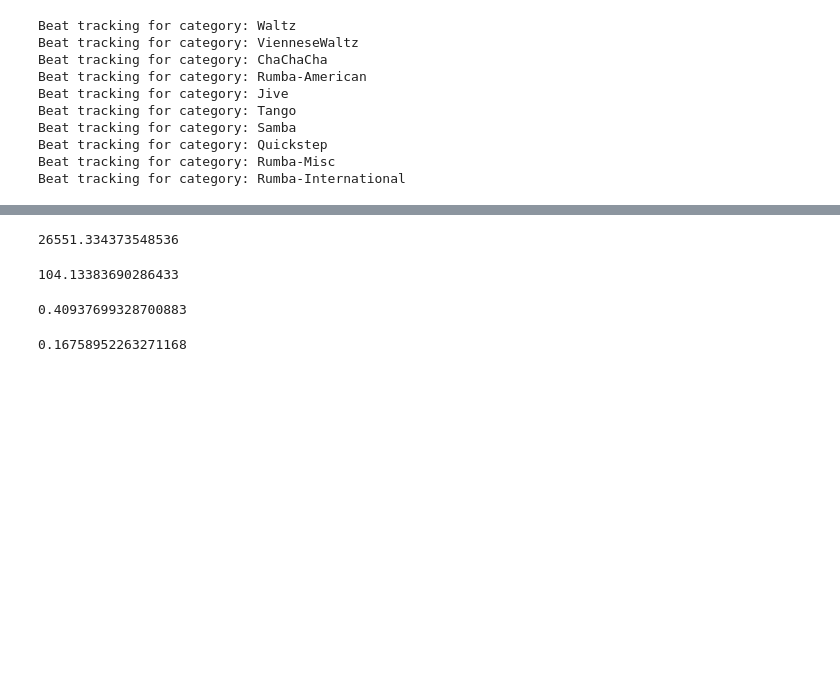
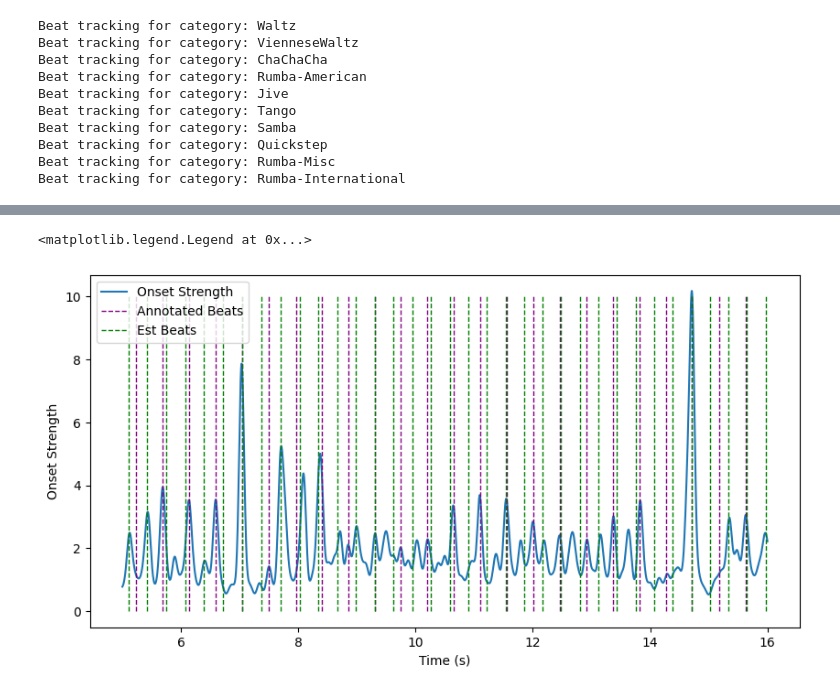
Before and after one commit to wenqinglim/beat_tracking, a Jupyter notebook: beat_tracking_eval.ipynb, the cells around one changed output, grey strips where cells are left out. Drawn from its saved outputs; the diff is of its cells as text; code cells hidden in the pictures; blank space fills up the shorter version.

```diff
--- a/beat_tracking_eval.ipynb
+++ b/beat_tracking_eval.ipynb
@@ -209,3 +270,3 @@ Name: count, dtype: int64
 # %%
-audio_filename = "BallroomData/Quickstep/Albums-Ballroom_Classics4-20.wav"
-beats_filename = "BallroomAnnotations-master/Albums-Ballroom_Classics4-20.beats"
+audio_filename = "BallroomData/Rumba-American/Albums-GloriaEstefan_MiTierra-06.wav"
+beats_filename = "BallroomAnnotations-master/Albums-GloriaEstefan_MiTierra-06.beats"
@@ -222,9 +273,10 @@ Starting backtrace...
+# %%
+bt = ellisBeatTracker(metric=4)
+beats, downbeats = bt(audio_filename)
 # %%
 with open(beats_filename) as my_file:
     testsite_array = my_file.readlines()
-    ref_beats = np.array([float(val.split(" ")[0]) for val in testsite_array])
-
-ref_beats_trimmed = beat.trim_beats(np.array(ref_beats), min_beat_time=5.0)
-actual_tempo = 60/(ref_beats_trimmed[1:] - ref_beats_trimmed[:-1]).mean()
-
-print(f"The actual tempo is: {actual_tempo} BPM")
+    ref_beats = np.array([float(val.split()[0]) for val in testsite_array])
+    ref_beat_count = np.array([float(val.split()[1]) for val in testsite_array])
+    ref_down_beats = ref_beats[ref_beat_count==1]
+    meter = int(ref_beat_count.max())
@@ -294,16 +283,27 @@ np.int = np.int64
-# %%
-60/(ref_beats_trimmed[1:] - ref_beats_trimmed[:-1]).std()
-# %% [output]
-26551.334373548536
-# %%
-(60/(ref_beats_trimmed[1:] - ref_beats_trimmed[:-1])).mean()
-# %% [output]
-104.13383690286433
-# %%
-(60/(ref_beats_trimmed[1:] - ref_beats_trimmed[:-1])).std()
-# %% [output]
-0.40937699328700883
-# %%
-(60/(ref_beats_trimmed[1:] - ref_beats_trimmed[:-1])).var()
-# %% [output]
-0.16758952263271168
+# %%
+# Trim beats to 5 seconds and above
+beats_trimmed = beat.trim_beats(beats, min_beat_time=5.0)
+ref_beats_trimmed = beat.trim_beats(ref_beats, min_beat_time=5.0)
+downbeats_trimmed = beat.trim_beats(downbeats, min_beat_time=5.0)
+ref_down_beats_trimmed = beat.trim_beats(ref_down_beats, min_beat_time=5.0)
+# %%
+onset_strength_plt = bt.onset_env[1250:4000]
+ref_beats_plt = ref_beats_trimmed
+beats_plt = beats_trimmed
+
+# ref_down_beats_plt = np.round(ref_down_beats*bt.frame_rate)-4000
+
+x = [(i+1)/bt.frame_rate for i in range(1250, 4000)]
+
+plt.figure(figsize=(10, 5))
+plt.plot(x, onset_strength_plt)
+plt.vlines(x=ref_beats_plt[ref_beats_plt<16], ymin=0, ymax=10, colors='purple', ls='--', lw=1, label='beats')
+plt.vlines(x=beats_plt[beats_plt<16], ymin=0, ymax=10, colors='green', ls='--', lw=1, label='beats')
+
+plt.xlabel("Time (s)")
+plt.ylabel("Onset Strength")
+plt.legend(["Onset Strength", "Annotated Beats", "Est Beats"])
+# plt.vlines(x=ref_down_beats_plt[ref_down_beats_plt>0], ymin=0, ymax=8, colors='green', ls='--', lw=1, label='down beats')
+# %% [output]
+<matplotlib.legend.Legend at 0x...>
+[figure, added]
```
Also changed, not shown: parts of 28 cells of this notebook, 5 other files.
